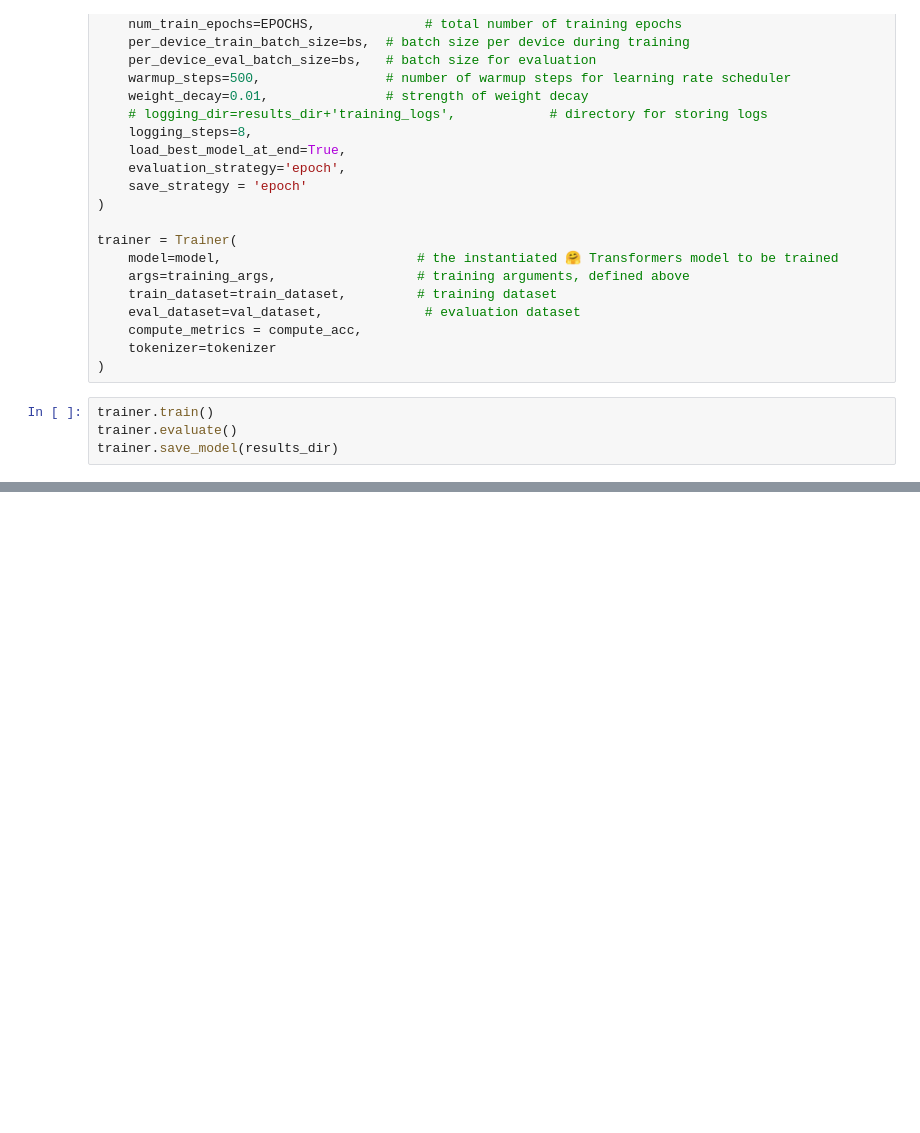
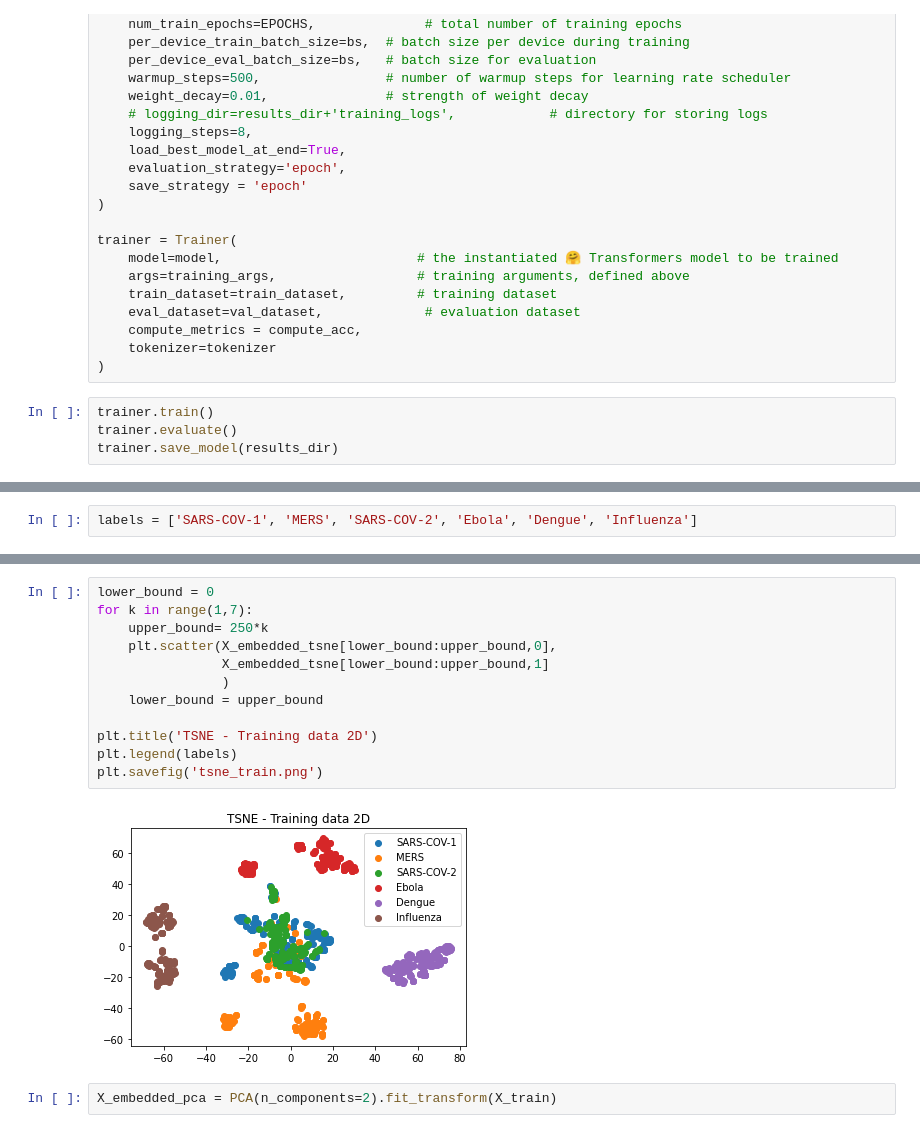
Before and after one commit to Moeinh77/Virus-DNA-classification-BERT, a Jupyter notebook: main.ipynb, the cells around one changed output, grey strips where cells are left out. Drawn from its saved outputs; the diff is of its cells as text; blank space fills up the shorter version.

```diff
--- a/main.ipynb
+++ b/main.ipynb
@@ -63,0 +177,2 @@ trainer.save_model(results_dir)
+# %%
+labels = ['SARS-COV-1', 'MERS', 'SARS-COV-2', 'Ebola', 'Dengue', 'Influenza']
@@ -63,0 +228,16 @@ trainer.save_model(results_dir)
+# %%
+lower_bound = 0
+for k in range(1,7):
+    upper_bound= 250*k
+    plt.scatter(X_embedded_tsne[lower_bound:upper_bound,0],
+                X_embedded_tsne[lower_bound:upper_bound,1]
+                )
+    lower_bound = upper_bound
+
+plt.title('TSNE - Training data 2D')
+plt.legend(labels)
+plt.savefig('tsne_train.png')
+# %% [output]
+[figure, added]
+# %%
+X_embedded_pca = PCA(n_components=2).fit_transform(X_train)
```
Also changed, not shown: parts of 54 cells of this notebook, 1 other file.
